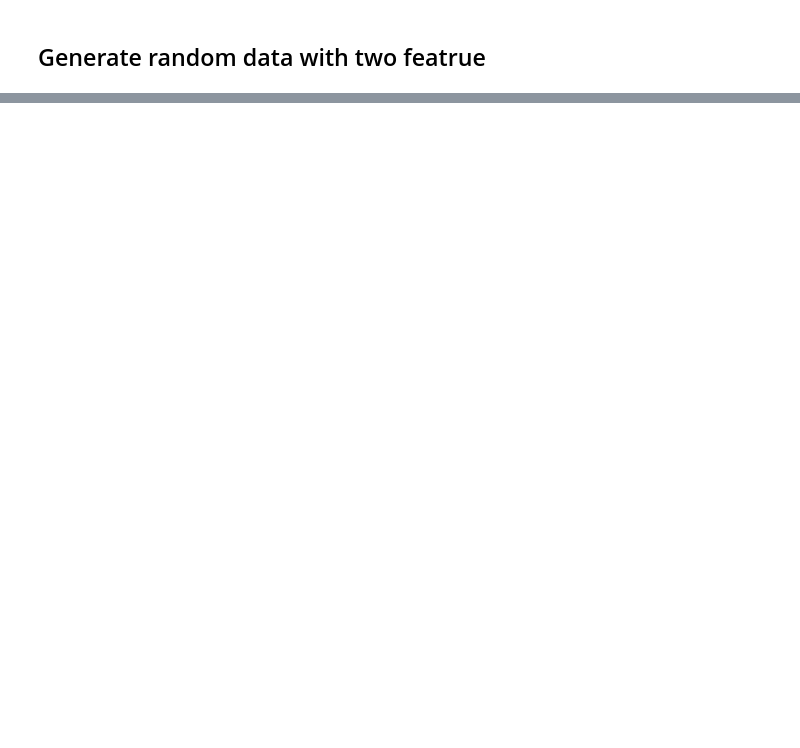
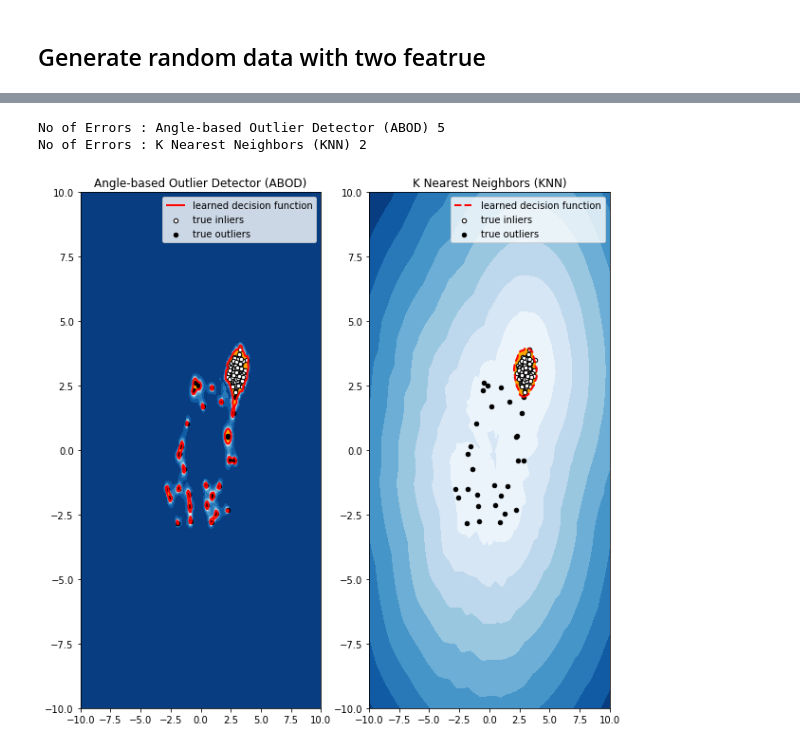
Before and after one commit to Yukkiasuna-sao/Anomaly_Detection, a Jupyter notebook: Practice_PyOD/PyOD_Prac.ipynb, the cells around one changed output, grey strips where cells are left out. Drawn from its saved outputs; the diff is of its cells as text; code cells hidden in the pictures; blank space fills up the shorter version.

```diff
--- a/Practice_PyOD/PyOD_Prac.ipynb
+++ b/Practice_PyOD/PyOD_Prac.ipynb
@@ -38,0 +51,56 @@ df.rename(columns = {'index' : 'label'})
+# %%
+plt.figure(figsize = (10,10))
+
+for i, (clf_name, clf) in enumerate(classifiers.items()):
+    # fit the dataset model
+    clf.fit(X_train)
+
+    # prediction of datapoint categoryt outlier or inlier
+    score_pred = clf.decision_function(X_train)*-1
+
+    # prediction of a datapoint category outlier or inlier
+    y_pred = clf.predict(X_train)
+
+    # no of errors in prediction
+    n_errors = (y_pred != Y_train).sum()
+    print('No of Errors :', clf_name, n_errors)
+
+    # Visualization #
+
+    # Threshold value to consider a datapoint inlier or outlier
+    threshold = stats.scoreatpercentile(score_pred, 100 * outlier_fraction)
+
+    # decision function caculcates the raw anomaly score for every point
+    z = clf.decision_function(np.c_[xx.ravel(), yy.ravel()]) * -1
+    z = z.reshape(xx.shape)
+
+    subplot = plt.subplot(1, 2, i+1)
+
+    # fill blue colormap from minimum anomaly score to threshold value
+    subplot.contourf(xx, yy, z, levels = np.linspace(z.min(), threshold, 10), cmap = plt.cm.Blues_r)
+
+    # draw red contour line where anomaly score is equal to threshlod
+    a = subplot.contour(xx, yy, z, levels = [threshold], linewidths = 2, colors = 'red')
+
+    subplot.contourf(xx, yy, z, levels = [threshold, z.max()], colors = 'orange')
+    # scatter plot of inliers with white dots
+    b = subplot.scatter(X_train[:-n_outliers:, 0], X_train[:-n_outliers, 1], c = 'white', s = 20, edgecolor = 'k')
+
+    # scatter plot of outliers with black dots
+    c = subplot.scatter(X_train[-n_outliers:, 0], X_train[-n_outliers:, 1], c = 'black', s = 20, edgecolor = 'k')
+    subplot.axis('tight')
+
+    subplot.legend([a.collections[0], b, c],
+                  ['learned decision function', 'true inliers', 'true outliers'],
+                  prop = matplotlib.font_manager.FontProperties(size = 10),
+                  loc = 'best')
+
+    subplot.set_title(clf_name)
+    subplot.set_xlim((-10, 10))
+    subplot.set_ylim((-10, 10))
+
+plt.show()
+# %% [output]
+No of Errors : Angle-based Outlier Detector (ABOD) 5
+No of Errors : K Nearest Neighbors (KNN) 2
+[figure, added]
```
Also changed, not shown: parts of 9 cells of this notebook.
